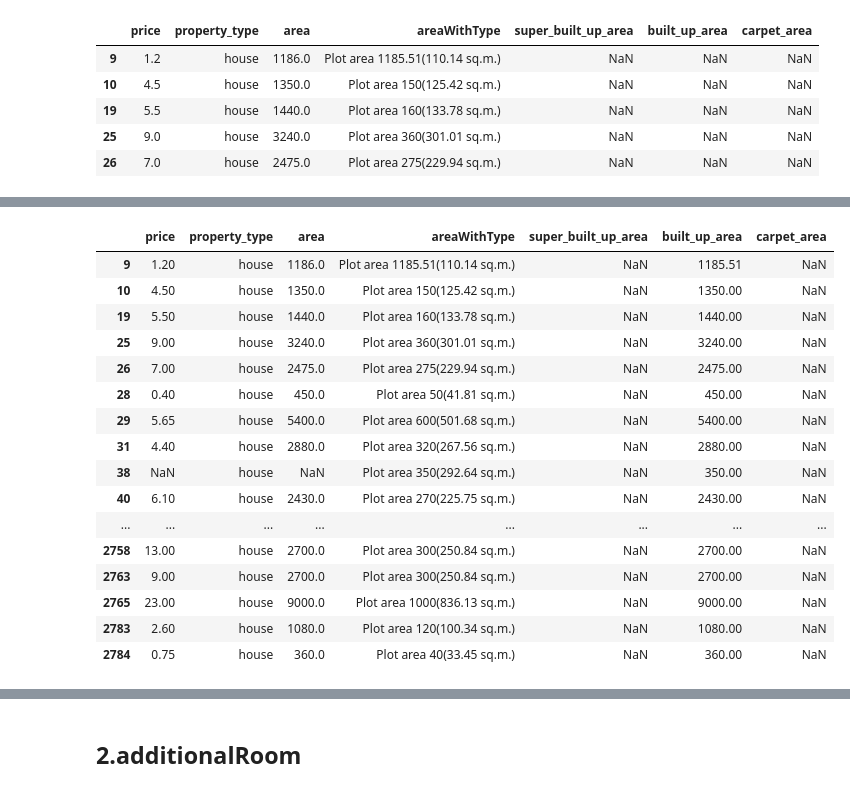
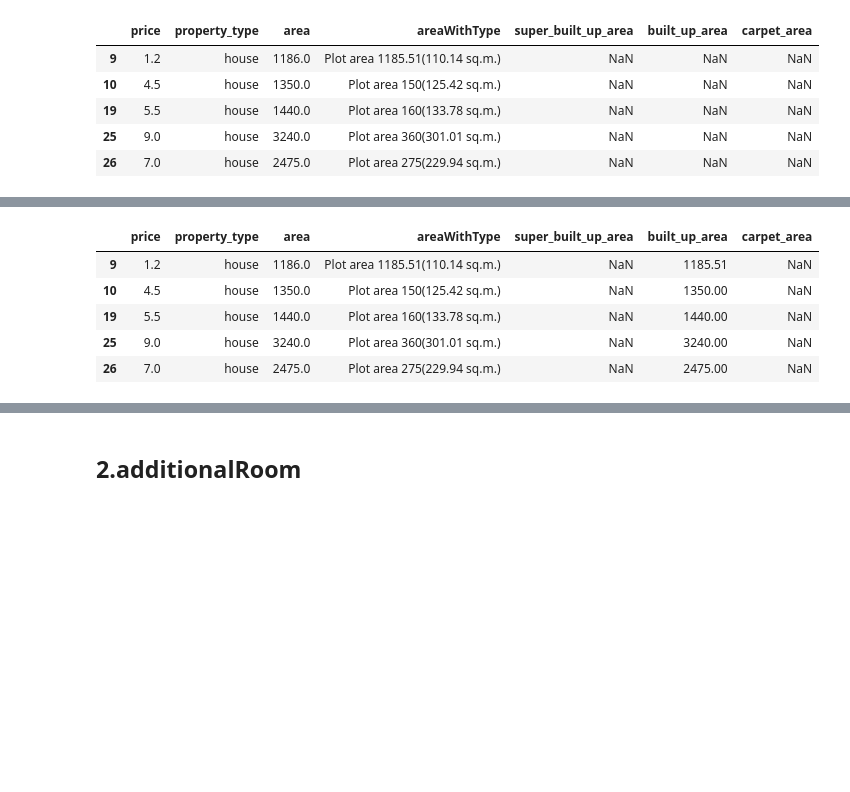
Before and after one commit to viz-graffito/Estate-Radar, a Jupyter notebook: notebooks/features/feature-engineering.ipynb, the cells around one changed output, grey strips where cells are left out. Cells and saved outputs as stored; diff of their text form; code cells hidden in the pictures; blank space fills up the shorter version.

```diff
--- a/notebooks/features/feature-engineering.ipynb
+++ b/notebooks/features/feature-engineering.ipynb
@@ -7,7 +7,7 @@ pd.set_option('display.max_colwidth', None)
 pd.set_option('display.max_rows', None)
 pd.set_option('display.max_columns', None)
 # %%
-df = pd.read_csv('gurgaon_properties_cleaned_v1.csv')
+df = pd.read_csv('..\..\data\interim\gurgaon_properties_cleaned_v1.csv')
 # %%
 df.duplicated().sum()
 # %% [output]
@@ -195,25 +175,14 @@ def convert_scale(row):
 # %%
 all_nan_df['built_up_area'] = all_nan_df.apply(convert_scale,axis=1)
 # %%
-all_nan_df
+all_nan_df.head()
 # %% [output]
 |  | price | property_type | area | areaWithType | super_built_up_area | built_up_area | carpet_area |
-| 9 | 1.20 | house | 1186.0 | Plot area 1185.51(110.14 sq.m.) | NaN | 1185.51 | NaN |
-| 10 | 4.50 | house | 1350.0 | Plot area 150(125.42 sq.m.) | NaN | 1350.00 | NaN |
-| 19 | 5.50 | house | 1440.0 | Plot area 160(133.78 sq.m.) | NaN | 1440.00 | NaN |
-| 25 | 9.00 | house | 3240.0 | Plot area 360(301.01 sq.m.) | NaN | 3240.00 | NaN |
-| 26 | 7.00 | house | 2475.0 | Plot area 275(229.94 sq.m.) | NaN | 2475.00 | NaN |
-| 28 | 0.40 | house | 450.0 | Plot area 50(41.81 sq.m.) | NaN | 450.00 | NaN |
-| 29 | 5.65 | house | 5400.0 | Plot area 600(501.68 sq.m.) | NaN | 5400.00 | NaN |
-| 31 | 4.40 | house | 2880.0 | Plot area 320(267.56 sq.m.) | NaN | 2880.00 | NaN |
-| 38 | NaN | house | NaN | Plot area 350(292.64 sq.m.) | NaN | 350.00 | NaN |
-| 40 | 6.10 | house | 2430.0 | Plot area 270(225.75 sq.m.) | NaN | 2430.00 | NaN |
-| ... | ... | ... | ... | ... | ... | ... | ... |
-| 2758 | 13.00 | house | 2700.0 | Plot area 300(250.84 sq.m.) | NaN | 2700.00 | NaN |
-| 2763 | 9.00 | house | 2700.0 | Plot area 300(250.84 sq.m.) | NaN | 2700.00 | NaN |
-| 2765 | 23.00 | house | 9000.0 | Plot area 1000(836.13 sq.m.) | NaN | 9000.00 | NaN |
-| 2783 | 2.60 | house | 1080.0 | Plot area 120(100.34 sq.m.) | NaN | 1080.00 | NaN |
-| 2784 | 0.75 | house | 360.0 | Plot area 40(33.45 sq.m.) | NaN | 360.00 | NaN |
+| 9 | 1.2 | house | 1186.0 | Plot area 1185.51(110.14 sq.m.) | NaN | 1185.51 | NaN |
+| 10 | 4.5 | house | 1350.0 | Plot area 150(125.42 sq.m.) | NaN | 1350.00 | NaN |
+| 19 | 5.5 | house | 1440.0 | Plot area 160(133.78 sq.m.) | NaN | 1440.00 | NaN |
+| 25 | 9.0 | house | 3240.0 | Plot area 360(301.01 sq.m.) | NaN | 3240.00 | NaN |
+| 26 | 7.0 | house | 2475.0 | Plot area 275(229.94 sq.m.) | NaN | 2475.00 | NaN |
 # %%
 # update the original dataframe
 df.update(all_nan_df)
```
Also changed, not shown: parts of 49 cells of this notebook.
